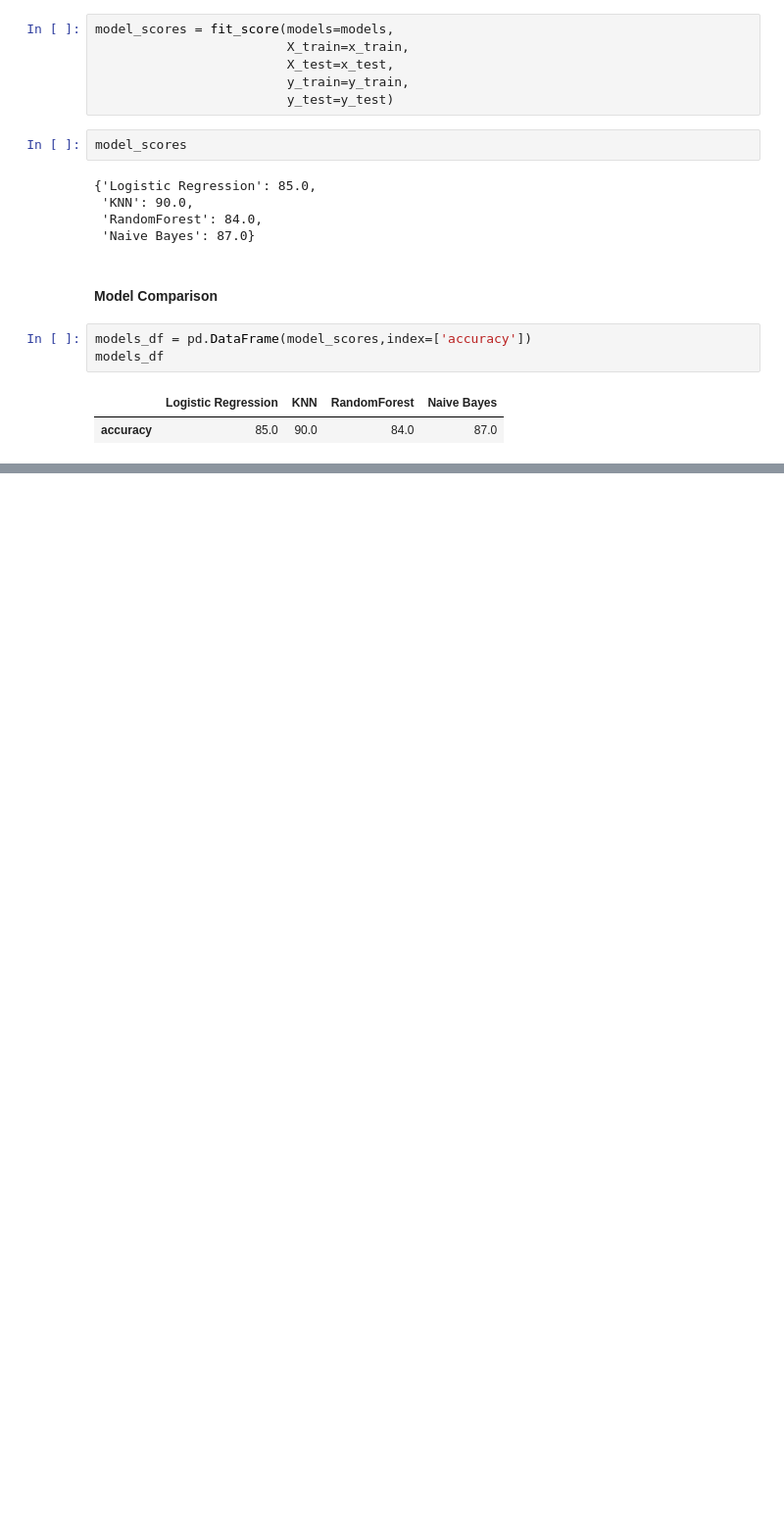
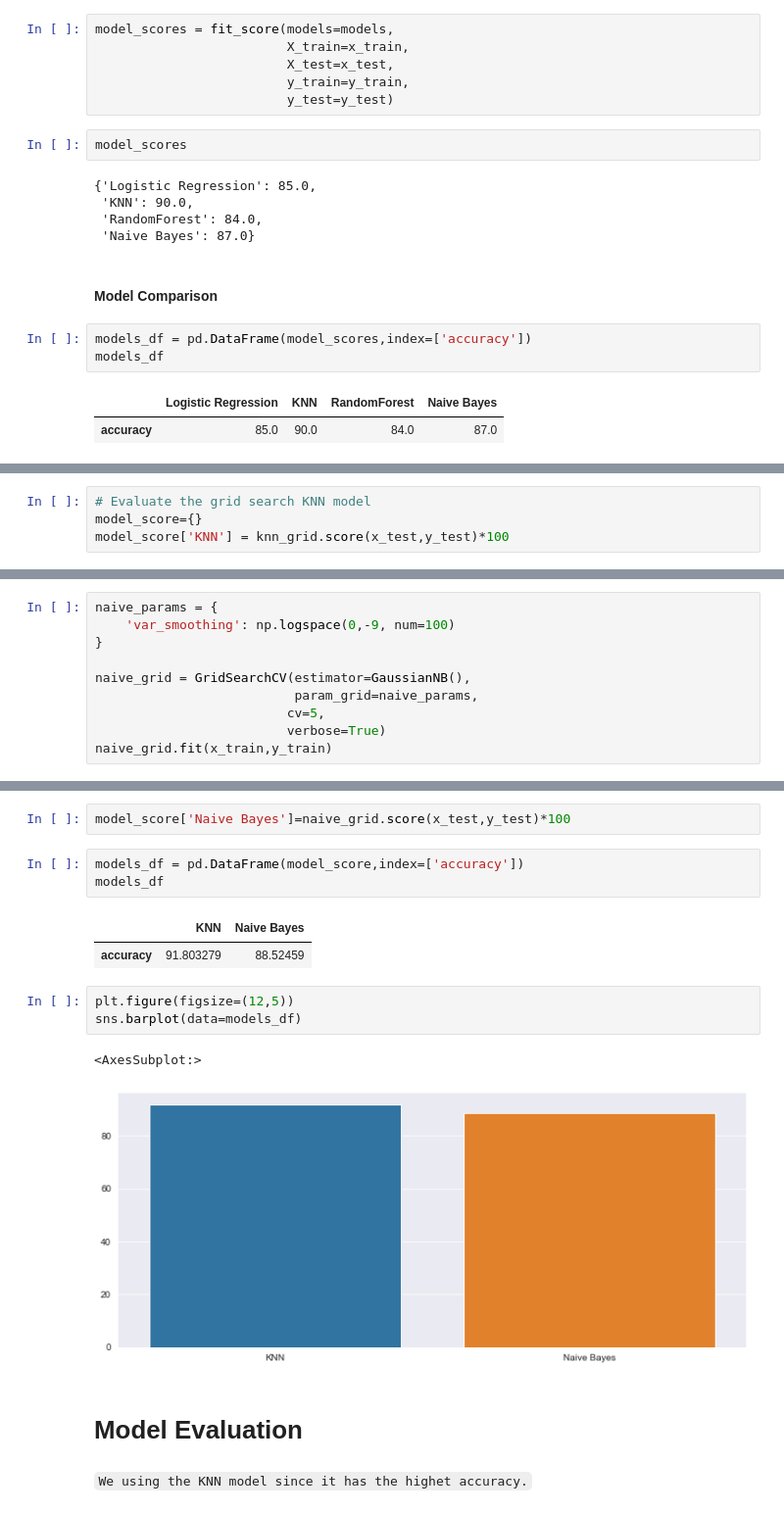
Before and after one commit to raiyan-aegon/My-Portfolio, a Jupyter notebook: Python/Machine Learning/Supervised Learning/Heart Disease/HeartDiseaseProject.ipynb, the cells around one changed output, grey strips where cells are left out. Shown: that part at 98% size. Saved outputs shown, nothing was run; the diff lists cells and outputs as text; blank space fills up the shorter version.

```diff
--- a/Python/Machine Learning/Supervised Learning/Heart Disease/HeartDiseaseProject.ipynb
+++ b/Python/Machine Learning/Supervised Learning/Heart Disease/HeartDiseaseProject.ipynb
@@ -469,0 +501,4 @@ sns.barplot(data=models_df)
+# %%
+# Evaluate the grid search KNN model
+model_score={}
+model_score['KNN'] = knn_grid.score(x_test,y_test)*100
@@ -469,0 +507,10 @@ sns.barplot(data=models_df)
+# %%
+naive_params = {
+    'var_smoothing': np.logspace(0,-9, num=100)
+}
+
+naive_grid = GridSearchCV(estimator=GaussianNB(),
+                          param_grid=naive_params,
+                         cv=5,
+                         verbose=True)
+naive_grid.fit(x_train,y_train)
@@ -469,0 +532,18 @@ sns.barplot(data=models_df)
+# %%
+model_score['Naive Bayes']=naive_grid.score(x_test,y_test)*100
+# %%
+models_df = pd.DataFrame(model_score,index=['accuracy'])
+models_df
+# %% [output]
+|  | KNN | Naive Bayes |
+| accuracy | 91.803279 | 88.52459 |
+# %%
+plt.figure(figsize=(12,5))
+sns.barplot(data=models_df)
+# %% [output]
+<AxesSubplot:>
+[figure, added]
+# %% [markdown]
+# Model Evaluation
+# %% [markdown]
+`We using the KNN model since it has the highet accuracy.`
```
Also changed, not shown: parts of 14 cells of this notebook.
